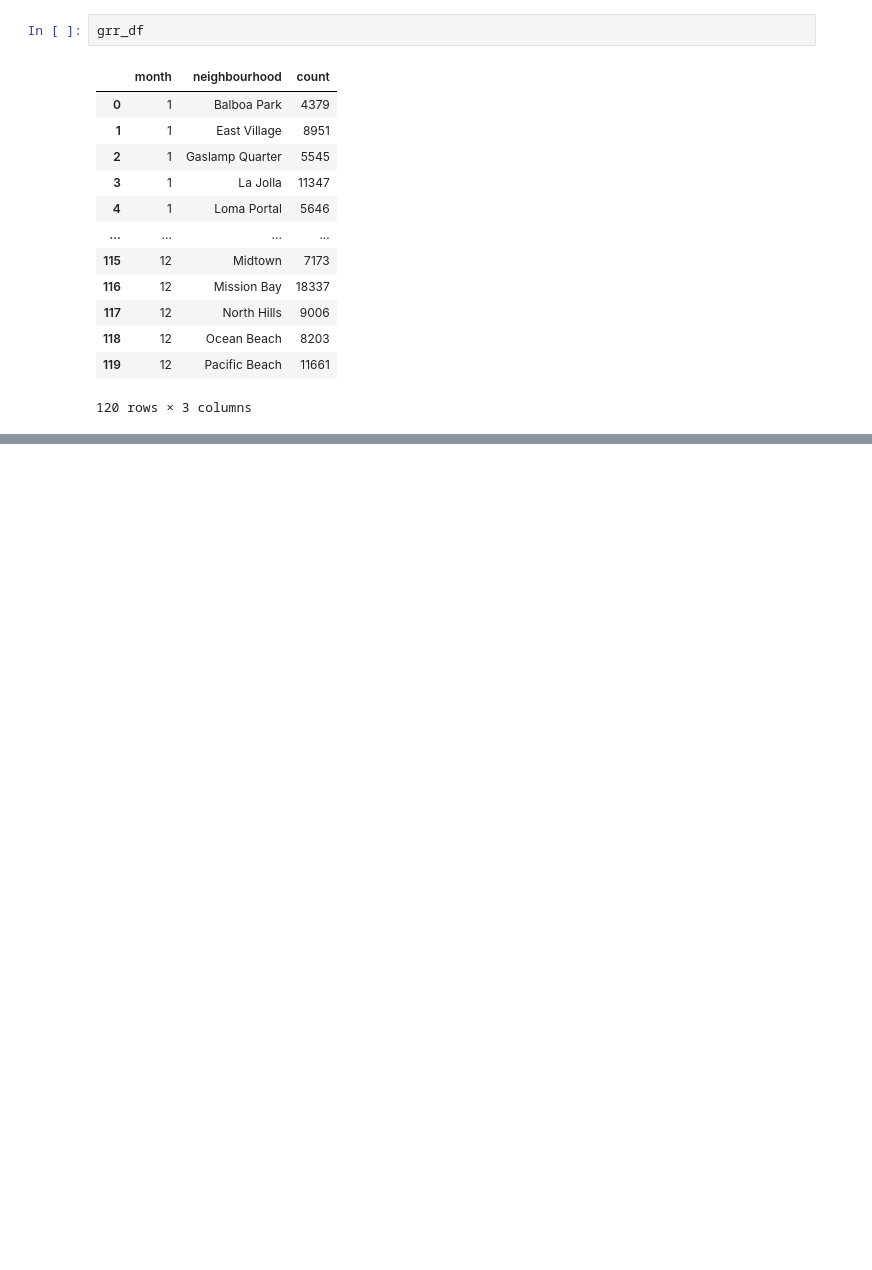
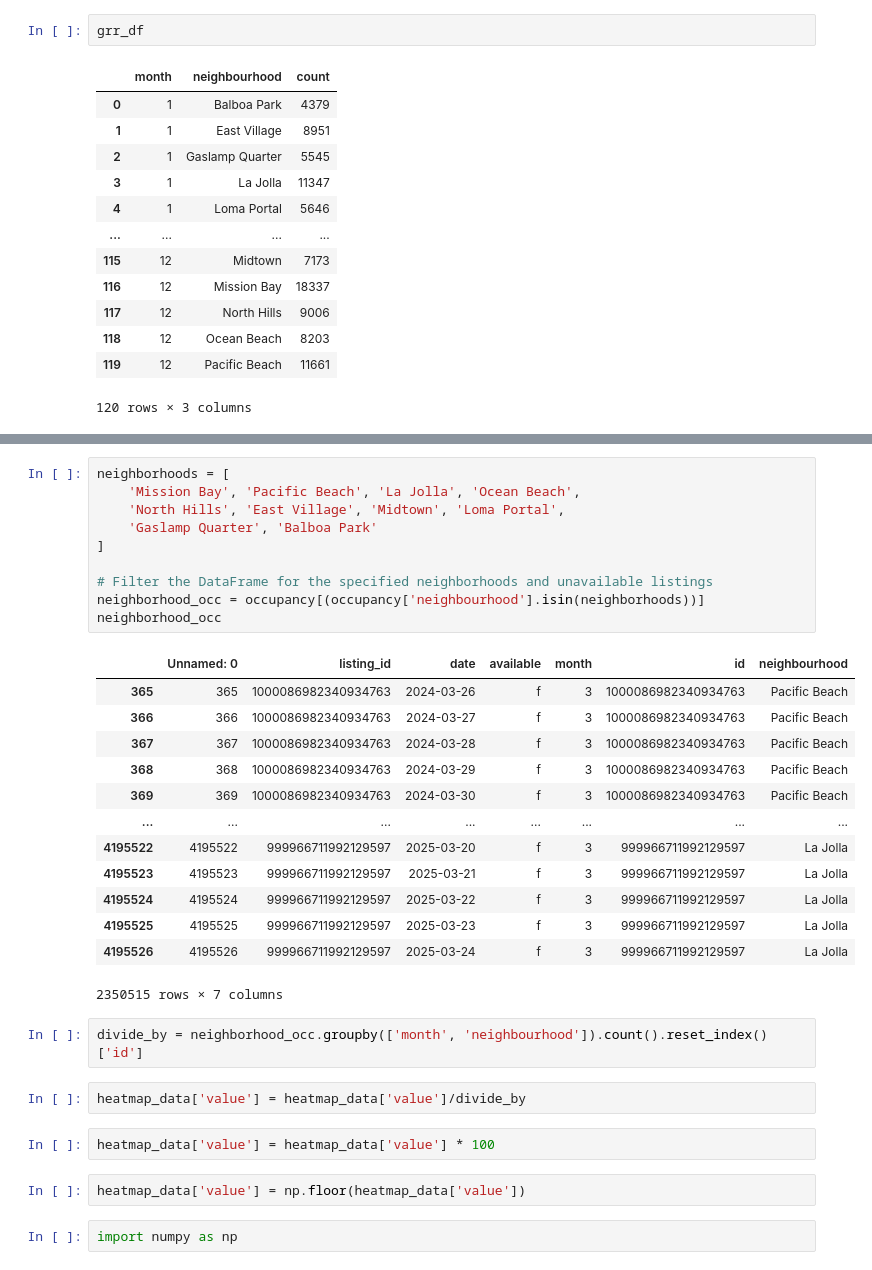
Before and after one commit to elliekwang/final_proj, a Jupyter notebook: airbnb.ipynb, the cells around one changed output, grey strips where cells are left out. Drawn from its saved outputs; the diff is of its cells as text; blank space fills up the shorter version.

```diff
--- a/airbnb.ipynb
+++ b/airbnb.ipynb
@@ -801,0 +847,34 @@ heatmap_data
+# %%
+neighborhoods = [
+    'Mission Bay', 'Pacific Beach', 'La Jolla', 'Ocean Beach',
+    'North Hills', 'East Village', 'Midtown', 'Loma Portal',
+    'Gaslamp Quarter', 'Balboa Park'
+]
+
+# Filter the DataFrame for the specified neighborhoods and unavailable listings
+neighborhood_occ = occupancy[(occupancy['neighbourhood'].isin(neighborhoods))]
+neighborhood_occ
+# %% [output]
+|  | Unnamed: 0 | listing_id | date | available | month | id | neighbourhood |
+| 365 | 365 | 1000086982340934763 | 2024-03-26 | f | 3 | 1000086982340934763 | Pacific Beach |
+| 366 | 366 | 1000086982340934763 | 2024-03-27 | f | 3 | 1000086982340934763 | Pacific Beach |
+| 367 | 367 | 1000086982340934763 | 2024-03-28 | f | 3 | 1000086982340934763 | Pacific Beach |
+| 368 | 368 | 1000086982340934763 | 2024-03-29 | f | 3 | 1000086982340934763 | Pacific Beach |
+| 369 | 369 | 1000086982340934763 | 2024-03-30 | f | 3 | 1000086982340934763 | Pacific Beach |
+| ... | ... | ... | ... | ... | ... | ... | ... |
+| 4195522 | 4195522 | 999966711992129597 | 2025-03-20 | f | 3 | 999966711992129597 | La Jolla |
+| 4195523 | 4195523 | 999966711992129597 | 2025-03-21 | f | 3 | 999966711992129597 | La Jolla |
+| 4195524 | 4195524 | 999966711992129597 | 2025-03-22 | f | 3 | 999966711992129597 | La Jolla |
+| 4195525 | 4195525 | 999966711992129597 | 2025-03-23 | f | 3 | 999966711992129597 | La Jolla |
+| 4195526 | 4195526 | 999966711992129597 | 2025-03-24 | f | 3 | 999966711992129597 | La Jolla |
+2350515 rows × 7 columns
+# %%
+divide_by = neighborhood_occ.groupby(['month', 'neighbourhood']).count().reset_index()['id']
+# %%
+heatmap_data['value'] = heatmap_data['value']/divide_by
+# %%
+heatmap_data['value'] = heatmap_data['value'] * 100
+# %%
+heatmap_data['value'] = np.floor(heatmap_data['value'])
+# %%
+import numpy as np
```
Also changed, not shown: parts of 17 cells of this notebook, 3 other files.
